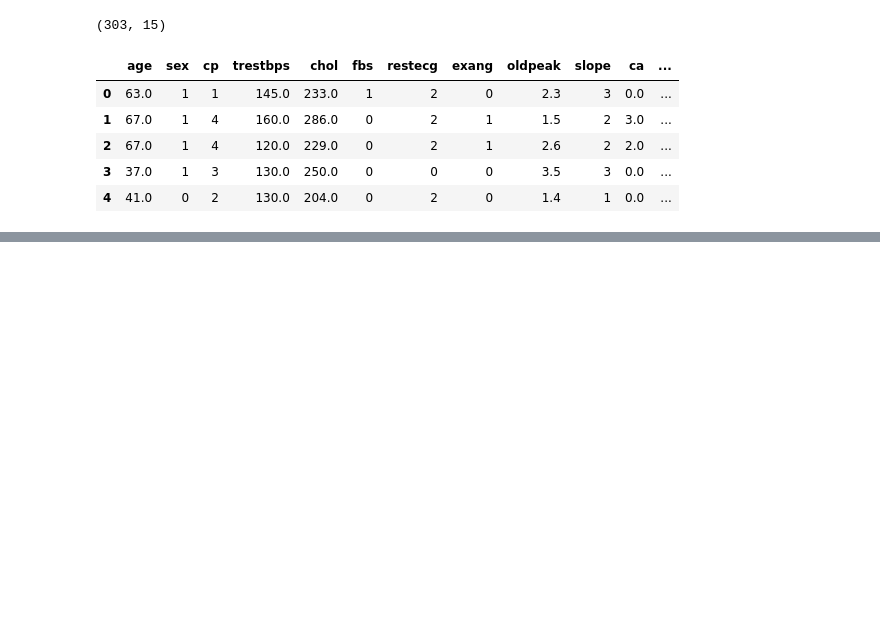
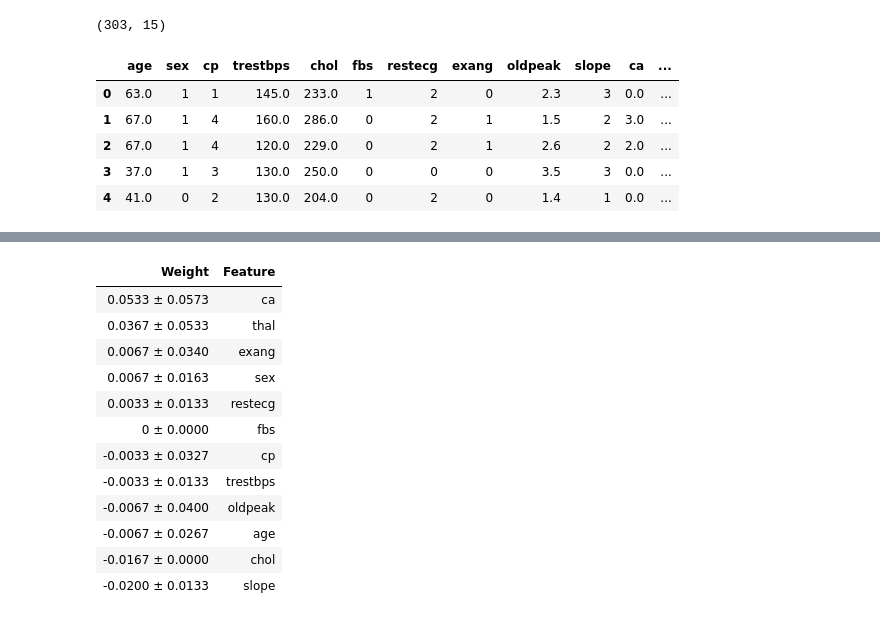
Before and after one commit to jast4ik/Hillel_ML_HW, a Jupyter notebook: HeartDisease/HD.ipynb, the cells around one changed output, grey strips where cells are left out. Cells and saved outputs as stored; diff of their text form; code cells hidden in the pictures; blank space fills up the shorter version.

```diff
--- a/HeartDisease/HD.ipynb
+++ b/HeartDisease/HD.ipynb
@@ -189,6 +184,8 @@ a = pd.plotting.radviz(frame=X, class_column='healthy', color=sns.color_palette(
 # %%
-X_ = X.drop(['healthy'], axis=1)
+X_ = X.drop(['healthy', 'health_state'], axis=1)
 y_ = y
 
+X_ = pd.DataFrame(StandardScaler().fit_transform(X_), columns=X_.columns)
+
 X_train, X_test, y_train, y_test = train_test_split(X_, y_, test_size=0.2, shuffle=True, stratify=y_, random_state=42)
 # %%
@@ -254,0 +215,28 @@ for i in range(n_class):
+# %%
+svm_result = None
+
+if isfile("./data/models/model_svm.pkl"):
+    with open("./data/models/model_svm.pkl", "rb") as m_file:
+        svm_result = pickle.load(m_file)
+else:
+    model_svm = SVC(decision_function_shape='ovr', probability=True)
+
+    c_values = np.arange(0.05, 1, 0.05)
+    gamma_p = ['scale', 'auto']
+    degree_p = np.arange(0.05, 1, 0.05)
+    coef0_p = np.arange(0, 1, 0.1)
+
+    params = [
+        {'kernel': ['linear'], 'C': c_values},
+        {'kernel': ['poly'], 'C': c_values, 'degree': degree_p, 'gamma': gamma_p, 'coef0': coef0_p},
+        {'kernel': ['rbf'], 'C': c_values, 'gamma': gamma_p},
+        {'kernel': ['sigmoid'], 'C': c_values, 'gamma': gamma_p, 'coef0': coef0_p}
+    ]
+
+    cross_val = RepeatedStratifiedKFold(n_splits=10, n_repeats=3, random_state=42)
+
+    grid_search = GridSearchCV(estimator=model_svm, param_grid=params, n_jobs=-1, cv=cross_val, scoring='accuracy',error_score=0)
+    svm_result = grid_search.fit(X_train, y_train)
+
+    with open("./data/models/model_svm.pkl", "wb") as m_file:
+        pickle.dump(svm_result, m_file)
@@ -254,0 +269,17 @@ for i in range(n_class):
+# %%
+svc_result_perm = PermutationImportance(svm_result.best_estimator_, random_state=42).fit(X_test, y_test)
+eli5.explain_weights(svc_result_perm, feature_names=X_test.columns.values)
+# %% [output]
+| Weight | Feature |
+| 0.0533 ± 0.0573 | ca |
+| 0.0367 ± 0.0533 | thal |
+| 0.0067 ± 0.0340 | exang |
+| 0.0067 ± 0.0163 | sex |
+| 0.0033 ± 0.0133 | restecg |
+| 0 ± 0.0000 | fbs |
+| -0.0033 ± 0.0327 | cp |
+| -0.0033 ± 0.0133 | trestbps |
+| -0.0067 ± 0.0400 | oldpeak |
+| -0.0067 ± 0.0267 | age |
+| -0.0167 ± 0.0000 | chol |
+| -0.0200 ± 0.0133 | slope |
```
Also changed, not shown: parts of 13 cells of this notebook, 2 other files.
